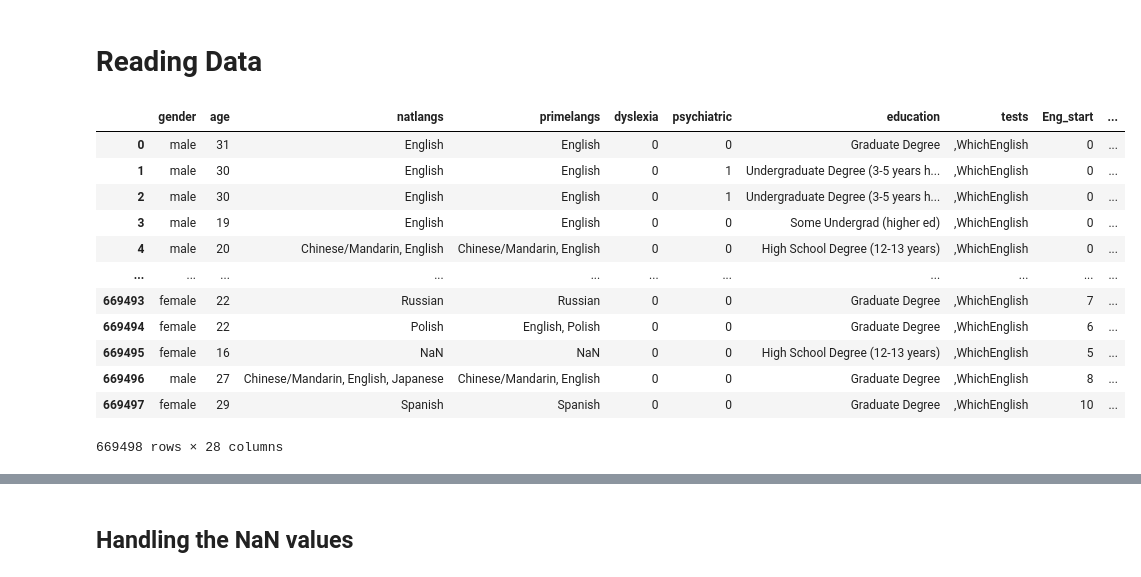
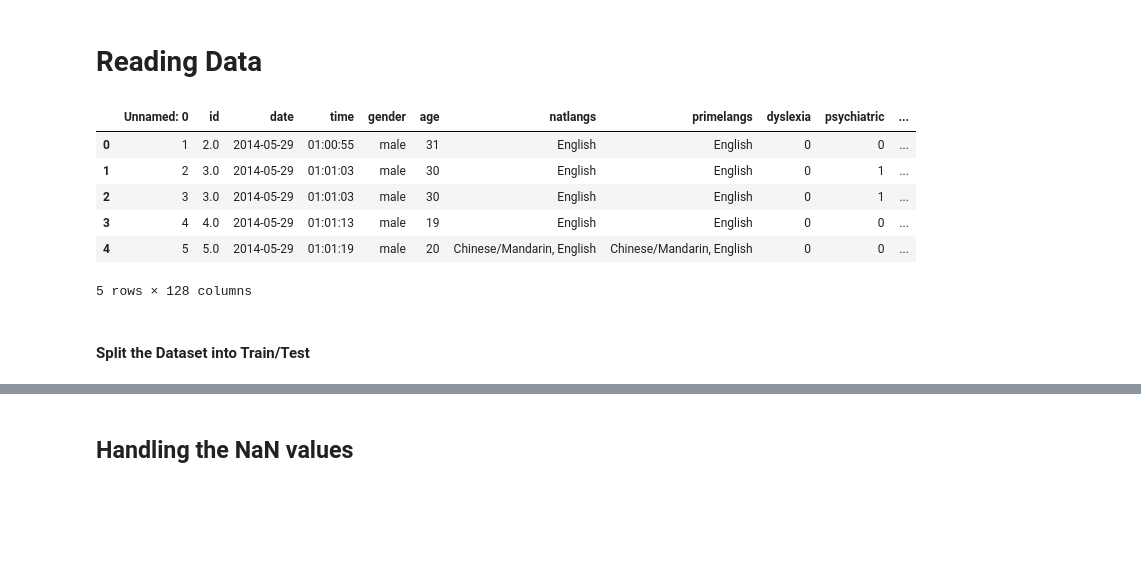
Before and after one commit to UBC-MDS/english-score-predictor, a Jupyter notebook: English Language Learning Ability Prediction in Children.ipynb, the cells around one changed output, grey strips where cells are left out. Cells and saved outputs as stored; diff of their text form; code cells hidden in the pictures; blank space fills up the shorter version.

Commit message:
renamed analysis file and added into sections to be filled

```diff
--- a/Analysis.ipynb
+++ b/English Language Learning Ability Prediction in Children.ipynb
@@ -12,33 +32,17 @@ from sklearn.model_selection import train_test_split
 # %%
 # Reading the dataset
 dataset = pd.read_csv("https://osf.io/download/g72pq/", sep=',', on_bad_lines='skip', low_memory=False)
-
-# Creating a list of columns related to questions to drop
-columns_to_drop = [col for col in dataset.columns if col.startswith('q')]
-
-# Dropping the question columns from the DataFrame
-dataset = dataset.drop(columns_to_drop, axis=1)
-
-# Dropping the unrelavante columns from the DataFrame
-dataset = dataset.drop("elogit", axis=1)
-df = dataset.drop("tests", axis=1)
-dataset = dataset.iloc[:,4:]
-
-dataset
+dataset.head()
 # %% [output]
-|  | gender | age | natlangs | primelangs | dyslexia | psychiatric | education | tests | Eng_start | ... |
-| 0 | male | 31 | English | English | 0 | 0 | Graduate Degree | ,WhichEnglish | 0 | ... |
-| 1 | male | 30 | English | English | 0 | 1 | Undergraduate Degree (3-5 years h... | ,WhichEnglish | 0 | ... |
-| 2 | male | 30 | English | English | 0 | 1 | Undergraduate Degree (3-5 years h... | ,WhichEnglish | 0 | ... |
-| 3 | male | 19 | English | English | 0 | 0 | Some Undergrad (higher ed) | ,WhichEnglish | 0 | ... |
-| 4 | male | 20 | Chinese/Mandarin, English | Chinese/Mandarin, English | 0 | 0 | High School Degree (12-13 years) | ,WhichEnglish | 0 | ... |
-| ... | ... | ... | ... | ... | ... | ... | ... | ... | ... | ... |
-| 669493 | female | 22 | Russian | Russian | 0 | 0 | Graduate Degree | ,WhichEnglish | 7 | ... |
-| 669494 | female | 22 | Polish | English, Polish | 0 | 0 | Graduate Degree | ,WhichEnglish | 6 | ... |
-| 669495 | female | 16 | NaN | NaN | 0 | 0 | High School Degree (12-13 years) | ,WhichEnglish | 5 | ... |
-| 669496 | male | 27 | Chinese/Mandarin, English, Japanese | Chinese/Mandarin, English | 0 | 0 | Graduate Degree | ,WhichEnglish | 8 | ... |
-| 669497 | female | 29 | Spanish | Spanish | 0 | 0 | Graduate Degree | ,WhichEnglish | 10 | ... |
+|  | Unnamed: 0 | id | date | time | gender | age | natlangs | primelangs | dyslexia | psychiatric | ... |
+| 0 | 1 | 2.0 | 2014-05-29 | 01:00:55 | male | 31 | English | English | 0 | 0 | ... |
+| 1 | 2 | 3.0 | 2014-05-29 | 01:01:03 | male | 30 | English | English | 0 | 1 | ... |
+| 2 | 3 | 3.0 | 2014-05-29 | 01:01:03 | male | 30 | English | English | 0 | 1 | ... |
+| 3 | 4 | 4.0 | 2014-05-29 | 01:01:13 | male | 19 | English | English | 0 | 0 | ... |
+| 4 | 5 | 5.0 | 2014-05-29 | 01:01:19 | male | 20 | Chinese/Mandarin, English | Chinese/Mandarin, English | 0 | 0 | ... |
-669498 rows × 28 columns
+5 rows × 128 columns
+# %% [markdown]
+#### Split the Dataset into Train/Test
 # %%
 df = dataset
 
```
Also changed, not shown: parts of 14 cells of this notebook.
